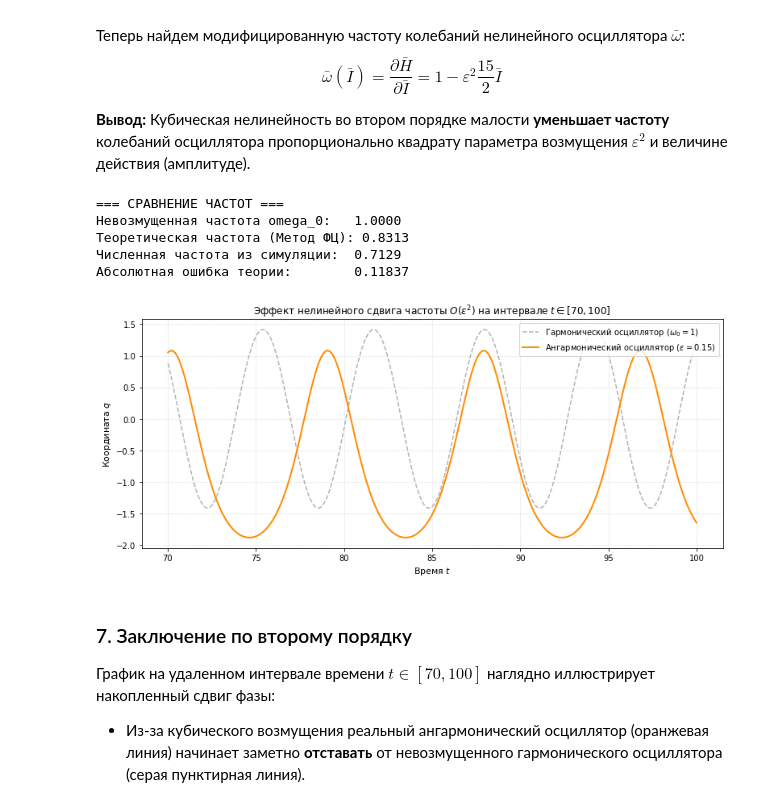
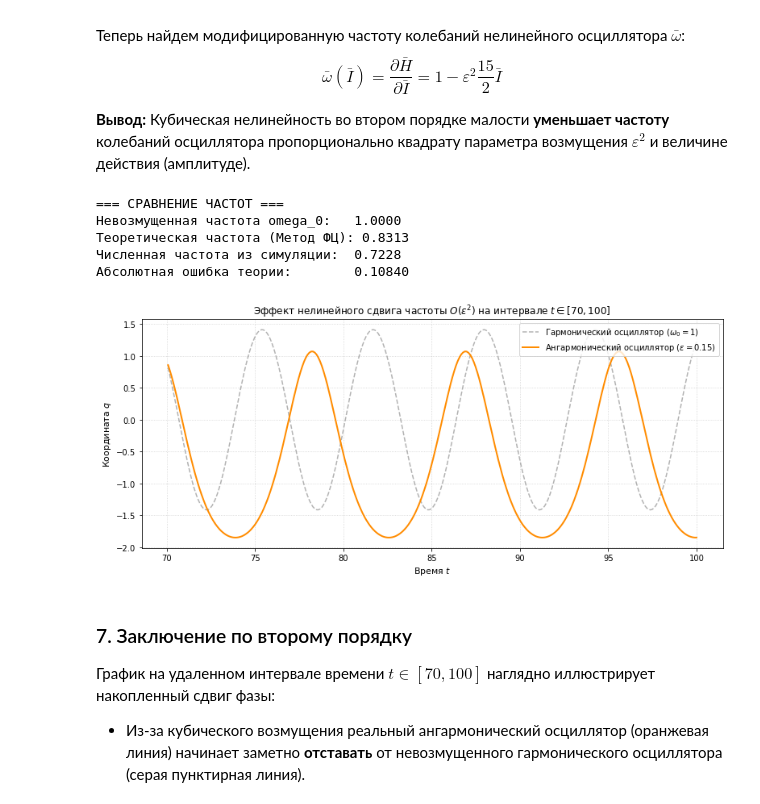
Before and after one commit to DPritykin/nonlinear-dynamics, a Jupyter notebook: Spring Term/3 Метод фон Цейпеля.ipynb, the cells around one changed output. Cells and saved outputs as stored; diff of their text form; code cells hidden in the pictures.

```diff
--- a/Spring Term/3 Метод фон Цейпеля.ipynb
+++ b/Spring Term/3 Метод фон Цейпеля.ipynb
@@ -285,8 +285,17 @@ p_0 = -np.sqrt(2 * I_0) * np.sin(theta_0)
 
 # Длительная симуляция для точной фиксации фазового сдвига
 t_span = (0.0, 100.0)
-t_eval = np.linspace(0.0, 100.0, 4000)
-sol = solve_ivp(hamiltonian_system, t_span, [q_0, p_0], t_eval=t_eval)
+t_eval = np.linspace(t_span[0], t_span[1], 1000)
+
+sol = solve_ivp(
+    hamiltonian_system,
+    t_span,
+    [q_0, p_0],
+    method='DOP853',      # Защита от векового дрейфа энергии
+    t_eval=t_eval,
+    rtol=1e-10,
+    atol=1e-12
+)
 
 q_vals = sol.y[0]
 p_vals = sol.y[1]
@@ -329,36 +338,36 @@ plt.plot(
     t_vals[mask],
     q_vals[mask],
     color="darkorange",
     linewidth=2,
     label=f"Ангармонический осциллятор ($\epsilon = {eps}$)",
 )
 
 plt.title(
     "Эффект нелинейного сдвига частоты $O(\\varepsilon^2)$ на интервале $t \in [70, 100]$",
     fontsize=12,
 )
 plt.xlabel("Время $t$", fontsize=11)
 plt.ylabel("Координата $q$", fontsize=11)
 plt.grid(True, linestyle=":", alpha=0.6)
 plt.legend(loc="upper right")
 
 print("=== СРАВНЕНИЕ ЧАСТОТ ===")
 print(f"Невозмущенная частота omega_0:   {omega_unperturbed:.4f}")
 print(f"Теоретическая частота (Метод ФЦ): {omega_theoretical:.4f}")
 print(f"Численная частота из симуляции:  {omega_numerical:.4f}")
 print(
     f"Абсолютная ошибка теории:        {abs(omega_theoretical - omega_numerical):.5f}"
 )
 
 plt.tight_layout()
 plt.show()
 # %% [output]
 === СРАВНЕНИЕ ЧАСТОТ ===
 Невозмущенная частота omega_0:   1.0000
 Теоретическая частота (Метод ФЦ): 0.8313
-Численная частота из симуляции:  0.7129
-Абсолютная ошибка теории:        0.11837
+Численная частота из симуляции:  0.7228
+Абсолютная ошибка теории:        0.10840
-[figure, old version]
+[figure, new version]
 # %% [markdown]
 ### 7. Заключение по второму порядку
 
```
Also changed, not shown: parts of 6 cells of this notebook, 3 other files.
